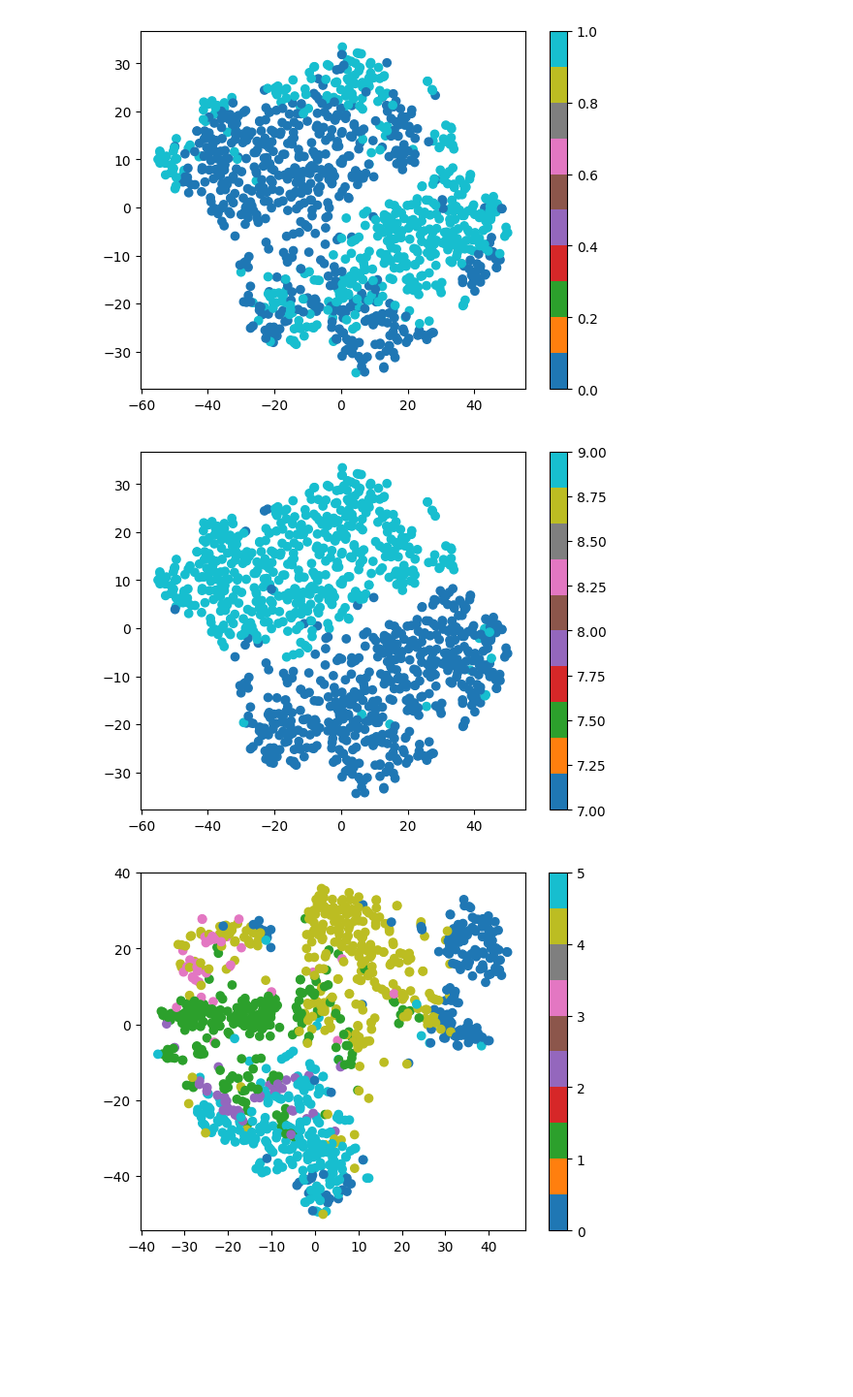
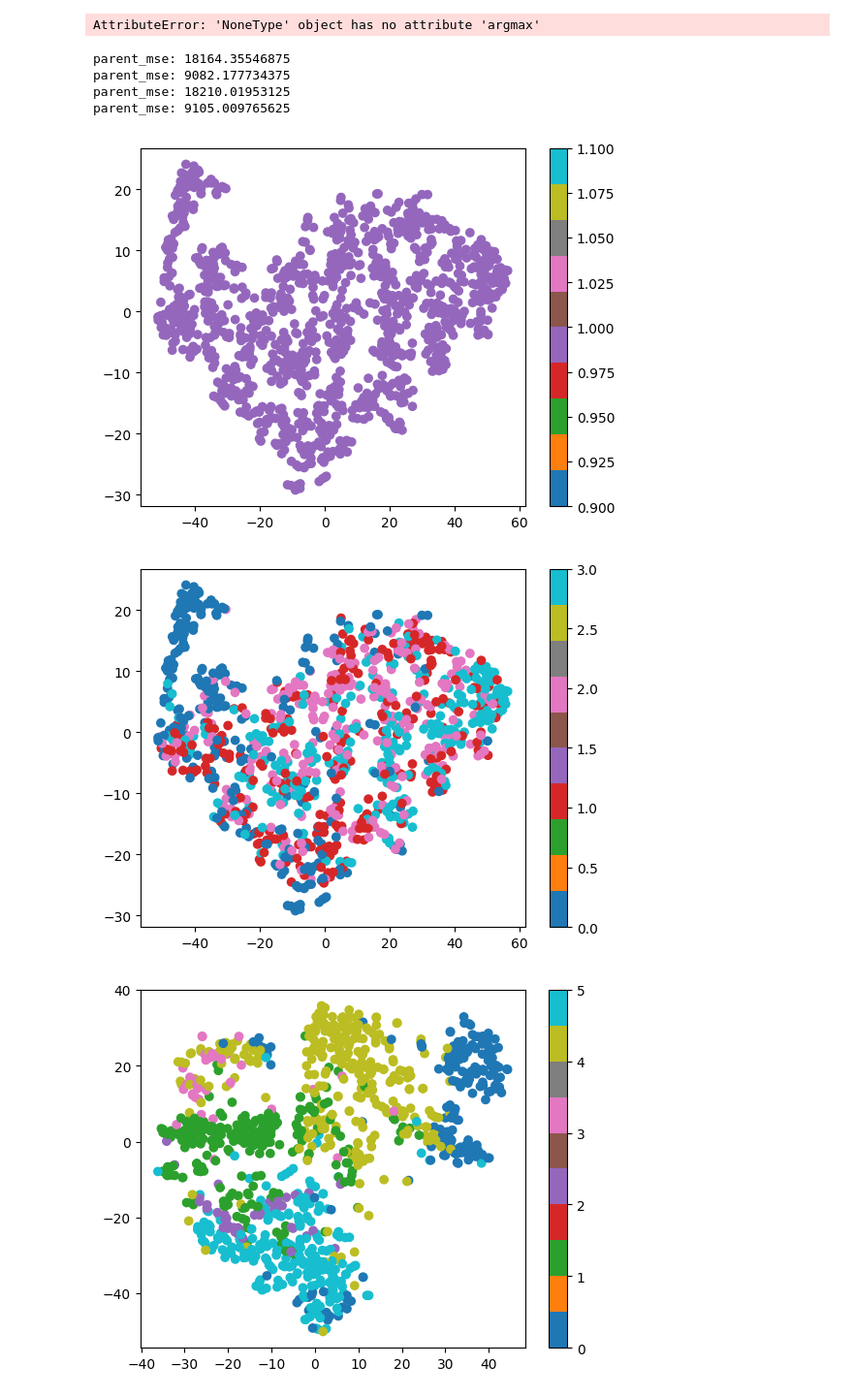
Before and after one commit to Teachable-AI-Lab/cobweb-nn, a Jupyter notebook: cobwebNN-dev.ipynb, the cells around one changed output. Shown at 97% size. Cells and saved outputs as stored; diff of their text form; code cells hidden in the pictures; blank space fills up the shorter version.

Commit message:
CobwebNN for classification

```diff
--- a/cobwebNN-dev.ipynb
+++ b/cobwebNN-dev.ipynb
@@ -221,0 +1115,25 @@ mnist_test_9_7 = untils.filter_by_label(mnist_test, [9, 7])
+# %%
+labels_to_keep = [9, 7, 4, 2]
+
+mnist_train_9_7 = untils.filter_by_label(mnist_train, labels_to_keep)
+for i, (data, target) in enumerate(mnist_train_9_7):
+    if target == 9:
+        mnist_train_9_7[i] = (data, 3)
+    elif target == 7:
+        mnist_train_9_7[i] = (data, 2)
+    elif target == 4:
+        mnist_train_9_7[i] = (data, 1)
+    else:
+        mnist_train_9_7[i] = (data, 0)
+
+
+mnist_test_9_7 = untils.filter_by_label(mnist_test, labels_to_keep)
+for i, (data, target) in enumerate(mnist_test_9_7):
+    if target == 9:
+        mnist_test_9_7[i] = (data, 3)
+    elif target == 7:
+        mnist_test_9_7[i] = (data, 2)
+    elif target == 4:
+        mnist_test_9_7[i] = (data, 1)
+    else:
+        mnist_test_9_7[i] = (data, 0)
@@ -222,10 +1144,16 @@ mnist_test_9_7 = untils.filter_by_label(mnist_test, [9, 7])
 # %%
-n_layers = 1
-model = CobwebNN(n_layers=n_layers, branch_factor=2, n_hidden=784).to('cuda')
-optimizer = optim.Adam(model.parameters(), lr=1e-4)
+n_layers = 4
+model = CobwebNN(n_layers=n_layers, branch_factor=2, n_hidden=784,
+                 n_classes=10, do_reprerentation_learning=False)
+# model = CobwebSparse(n_layers=n_layers, branch_factor=2, n_input=64).to('cuda')
 
+model.to('cuda')
+optimizer = optim.Adam(model.parameters(), lr=3e-3)
 
-
-
-untils.train_model(model, mnist_train_9_7, optimizer, epochs=3, batch_size=256, show_loss=True, device='cuda', verbose=False, early_break=False)
+untils.train_model(model, mnist_train, True, optimizer, epochs=5, batch_size=256, show_loss=True,
+                   device='cuda', verbose=False, early_break=False)
+# display root_mean in matplotlib
+root_mean = model.root_mean.cpu().detach().numpy().reshape(28, 28)
+plt.imshow(root_mean)
+plt.show()
 # %% [output]
@@ -233,8 +1162,16 @@ untils.train_model(model, mnist_train_9_7, optimizer, epochs=3, batch_size=256,
+# %%
+untils.test_model(model, mnist_test, device='cuda', batch_size=256)
+# %% [output]
+AttributeError: 'NoneType' object has no attribute 'argmax'
 # %%
-untils.visualize_decision_boundary(model, mnist_test_9_7, layer=0, n_hidden=784)
+untils.visualize_decision_boundary(model, mnist_test_9_7, layer=0, n_hidden=64)
 # %% [output]
+parent_mse: 18164.35546875
+parent_mse: 9082.177734375
+parent_mse: 18210.01953125
+parent_mse: 9105.009765625
-[figure, old version]
+[figure, new version]
-[figure, old version]
+[figure, new version]
 # %%
 untils.visualize_decision_boundary(model, mnist_test, layer=2, n_hidden=784)
 # %% [output]
```
Also changed, not shown: parts of 13 cells of this notebook, 5 other files.
